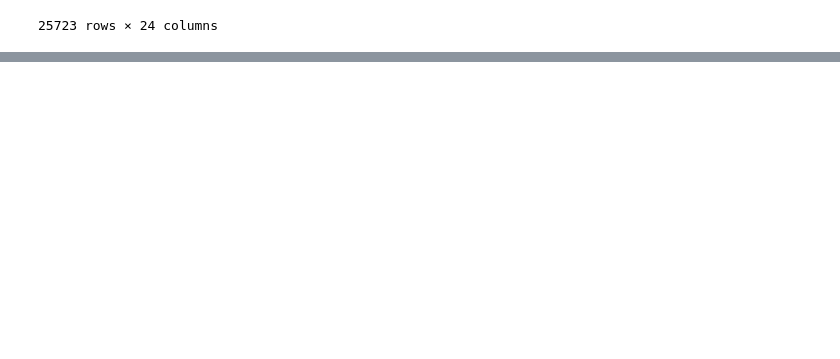
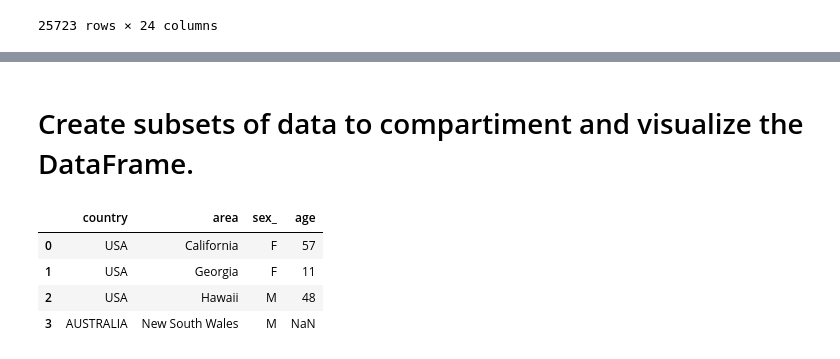
Before and after one commit to ToniDaCosta/Sharknado, a Jupyter notebook: Sharknado.ipynb, the cells around one changed output, grey strips where cells are left out. Cells and saved outputs as stored; diff of their text form; code cells hidden in the pictures; blank space fills up the shorter version.

```diff
--- a/Sharknado.ipynb
+++ b/Sharknado.ipynb
@@ -20,0 +92,12 @@ data
+# %% [markdown]
+# Create subsets of data to compartiment and visualize the DataFrame.
+# %%
+data_CASA = data[["country", "area", "sex_","age"]]
+
+data_CASA.head(4) # CASA = Country, Area, Sex and Age.
+# %% [output]
+|  | country | area | sex_ | age |
+| 0 | USA | California | F | 57 |
+| 1 | USA | Georgia | F | 11 |
+| 2 | USA | Hawaii | M | 48 |
+| 3 | AUSTRALIA | New South Wales | M | NaN |
```
Also changed, not shown: parts of 9 cells of this notebook.
